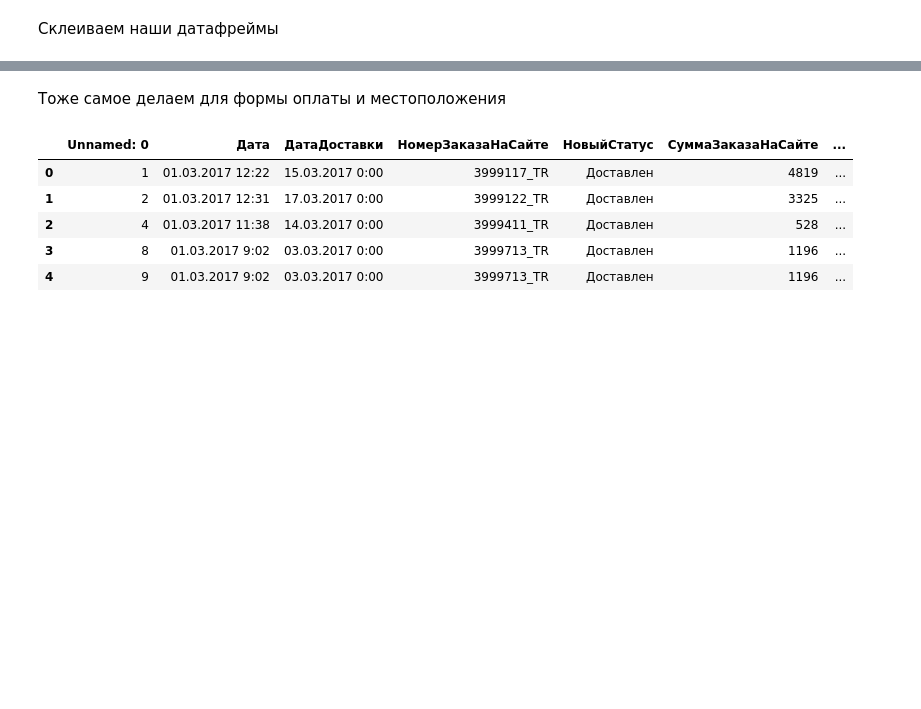
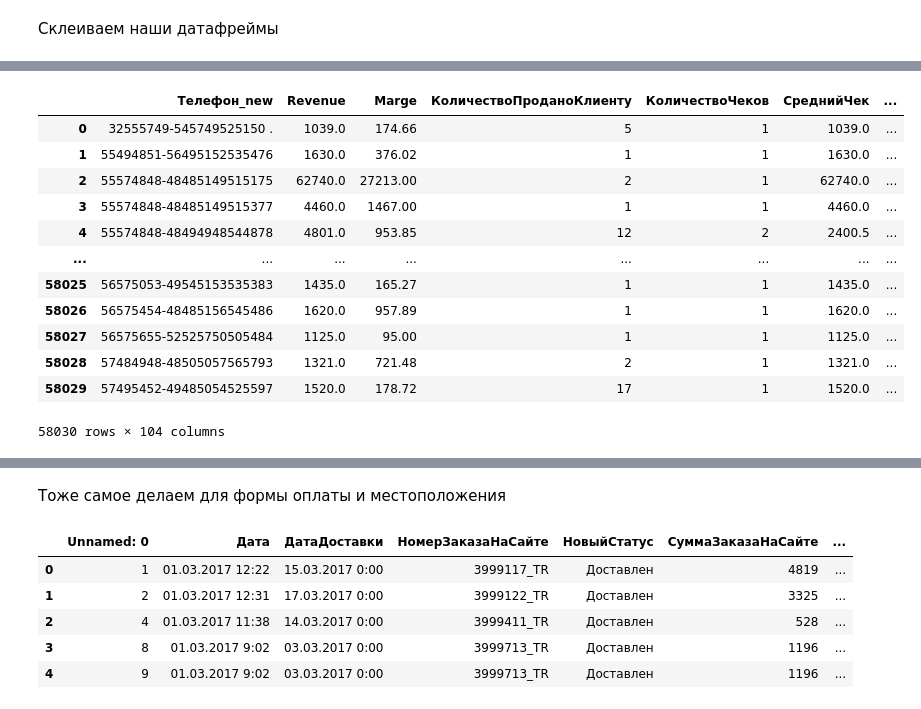
Before and after one commit to juli-ter/Project_SAS, a Jupyter notebook: 3_Showcase.ipynb, the cells around one changed output, grey strips where cells are left out. Drawn from its saved outputs; the diff is of its cells as text; code cells hidden in the pictures; blank space fills up the shorter version.

```diff
--- a/3_Showcase.ipynb
+++ b/3_Showcase.ipynb
@@ -275,0 +303,6 @@ showcase
+# %%
+type_big = df[['Телефон_new','Тип','КоличествоПроданоКлиенту']].pivot_table('КоличествоПроданоКлиенту',index ='Телефон_new', columns = 'Тип', aggfunc=np.sum)
+
+type_big = type_big.reset_index()
+type_big = type_big.fillna(0)
+type_big
@@ -275,0 +323,17 @@ showcase
+# %%
+showcase = showcase.merge(type_big, how='right', on='Телефон_new')
+showcase
+# %% [output]
+|  | Телефон_new | Revenue | Marge | КоличествоПроданоКлиенту | КоличествоЧеков | СреднийЧек | ... |
+| 0 | 32555749-545749525150 . | 1039.0 | 174.66 | 5 | 1 | 1039.0 | ... |
+| 1 | 55494851-56495152535476 | 1630.0 | 376.02 | 1 | 1 | 1630.0 | ... |
+| 2 | 55574848-48485149515175 | 62740.0 | 27213.00 | 2 | 1 | 62740.0 | ... |
+| 3 | 55574848-48485149515377 | 4460.0 | 1467.00 | 1 | 1 | 4460.0 | ... |
+| 4 | 55574848-48494948544878 | 4801.0 | 953.85 | 12 | 2 | 2400.5 | ... |
+| ... | ... | ... | ... | ... | ... | ... | ... |
+| 58025 | 56575053-49545153535383 | 1435.0 | 165.27 | 1 | 1 | 1435.0 | ... |
+| 58026 | 56575454-48485156545486 | 1620.0 | 957.89 | 1 | 1 | 1620.0 | ... |
+| 58027 | 56575655-52525750505484 | 1125.0 | 95.00 | 1 | 1 | 1125.0 | ... |
+| 58028 | 57484948-48505057565793 | 1321.0 | 721.48 | 2 | 1 | 1321.0 | ... |
+| 58029 | 57495452-49485054525597 | 1520.0 | 178.72 | 17 | 1 | 1520.0 | ... |
+58030 rows × 104 columns
```
Also changed, not shown: parts of 20 cells of this notebook.
